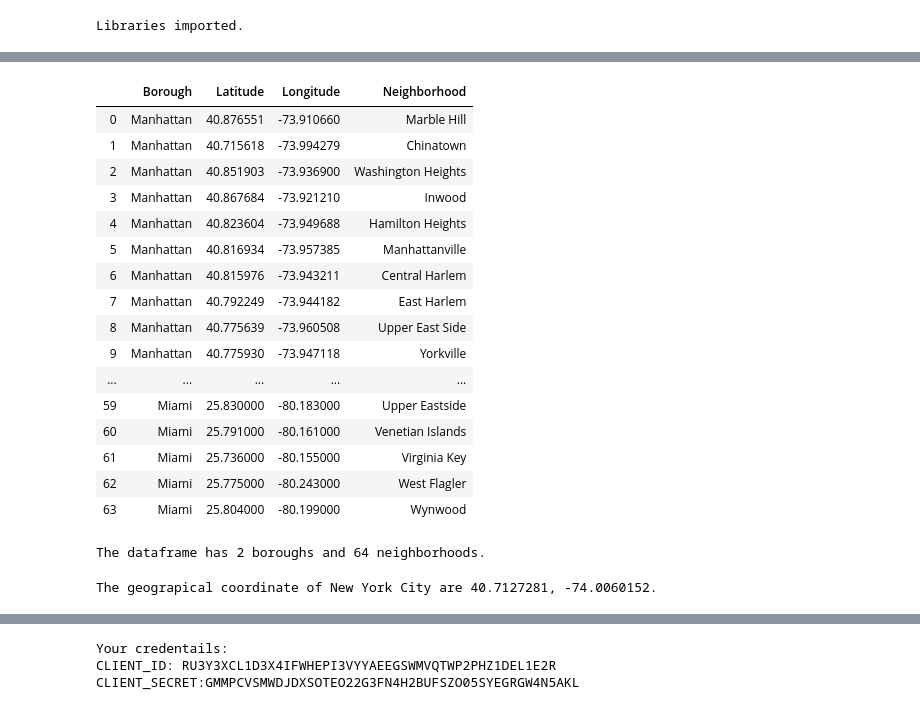
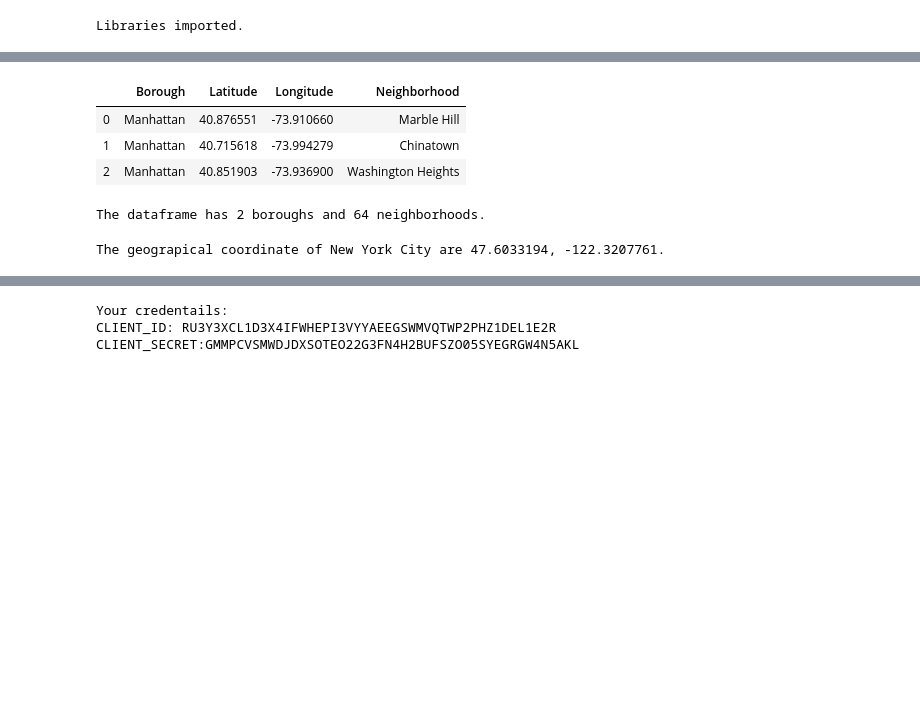
Before and after one commit to beltrewilton/Coursera_Capstone_DS_Final, a Jupyter notebook: notebooks/VenuesPopularityDataAnalysisofNewYork-Copy1.ipynb, the cells around one changed output, grey strips where cells are left out. Drawn from its saved outputs; the diff is of its cells as text; code cells hidden in the pictures; blank space fills up the shorter version.

```diff
--- a/notebooks/VenuesPopularityDataAnalysisofNewYork-Copy1.ipynb
+++ b/notebooks/VenuesPopularityDataAnalysisofNewYork-Copy1.ipynb
@@ -111,27 +100,14 @@ Wall time: 2.77 s
 # %%
 neighborhoods = neighborhoods[neighborhoods['Borough'] == 'Manhattan']
 neighborhoods = neighborhoods.append(miami_df, sort=True).reset_index(drop=True)
 # neighborhoods.drop(columns=['index'], axis=1, inplace=True)
 
-neighborhoods.head(100)
+neighborhoods.head(3)
 # %% [output]
 |  | Borough | Latitude | Longitude | Neighborhood |
 | 0 | Manhattan | 40.876551 | -73.910660 | Marble Hill |
 | 1 | Manhattan | 40.715618 | -73.994279 | Chinatown |
 | 2 | Manhattan | 40.851903 | -73.936900 | Washington Heights |
-| 3 | Manhattan | 40.867684 | -73.921210 | Inwood |
-| 4 | Manhattan | 40.823604 | -73.949688 | Hamilton Heights |
-| 5 | Manhattan | 40.816934 | -73.957385 | Manhattanville |
-| 6 | Manhattan | 40.815976 | -73.943211 | Central Harlem |
-| 7 | Manhattan | 40.792249 | -73.944182 | East Harlem |
-| 8 | Manhattan | 40.775639 | -73.960508 | Upper East Side |
-| 9 | Manhattan | 40.775930 | -73.947118 | Yorkville |
-| ... | ... | ... | ... | ... |
-| 59 | Miami | 25.830000 | -80.183000 | Upper Eastside |
-| 60 | Miami | 25.791000 | -80.161000 | Venetian Islands |
-| 61 | Miami | 25.736000 | -80.155000 | Virginia Key |
-| 62 | Miami | 25.775000 | -80.243000 | West Flagler |
-| 63 | Miami | 25.804000 | -80.199000 | Wynwood |
 # %%
 print('The dataframe has {} boroughs and {} neighborhoods.'.format(
         len(neighborhoods['Borough'].unique()),
@@ -141,7 +117,7 @@ print('The dataframe has {} boroughs and {} neighborhoods.'.format(
 # %% [output]
 The dataframe has 2 boroughs and 64 neighborhoods.
 # %%
-address = 'New York City, NY'
+address = 'Broadway, Seattle'
 
 geolocator = Nominatim(user_agent="ny_explorer")
 location = geolocator.geocode(address)
@@ -149,7 +125,7 @@ latitude = location.latitude
 longitude = location.longitude
 print('The geograpical coordinate of New York City are {}, {}.'.format(latitude, longitude))
 # %% [output]
-The geograpical coordinate of New York City are 40.7127281, -74.0060152.
+The geograpical coordinate of New York City are 47.6033194, -122.3207761.
 # %%
 %%time
 # create map of New York using latitude and longitude values
```
Also changed, not shown: parts of 21 cells of this notebook, 6 other files.
